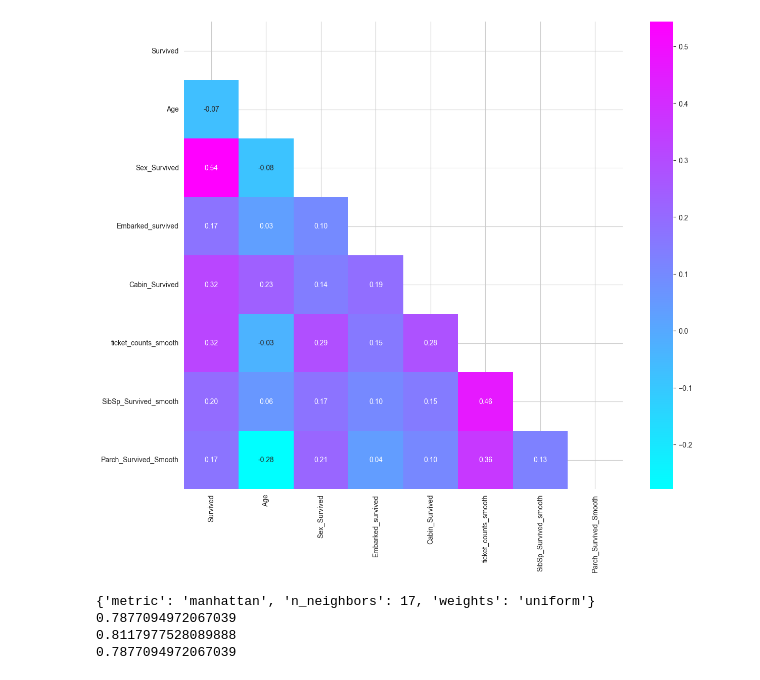
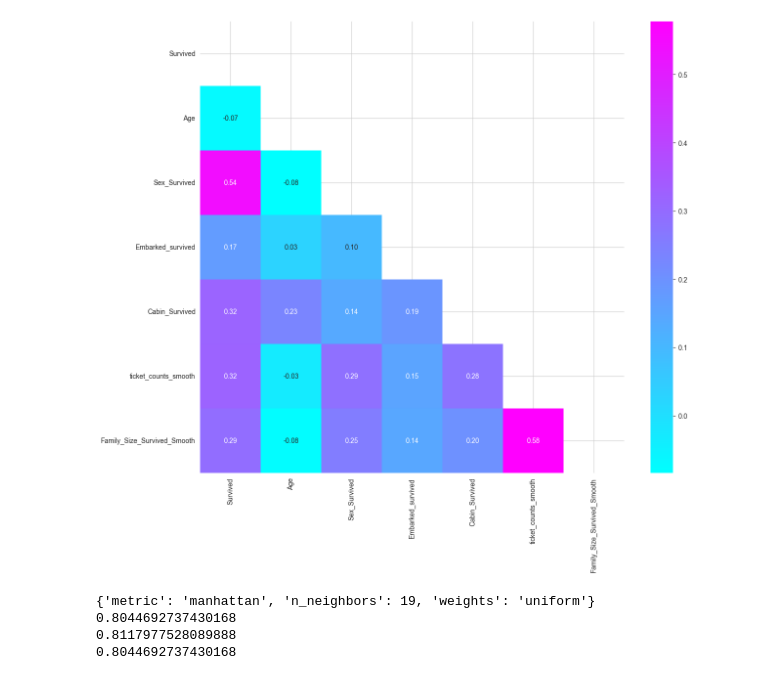
Before and after one commit to lemonsheep1123/My_ML_Learning, a Jupyter notebook: 项目/Tianic.ipynb, the cells around one changed output. Drawn from its saved outputs; the diff is of its cells as text; code cells hidden in the pictures.

```diff
--- a/项目/Tianic.ipynb
+++ b/项目/Tianic.ipynb
@@ -101,3 +101,12 @@ Parch_Survived_Smooth = (counts_Parch * means_Parch + m * global_survived) / (co
 print(Parch_Survived_Smooth)
 df_train1['Parch_Survived_Smooth'] = df_train1['Parch'].map(Parch_Survived_Smooth)
 df_train1.head()
+#新建特征 家人 家人们加油
+df_train1['Family_Size'] = df_train1['SibSp'] + df_train1['Parch'] + 1
+family_agg = df_train1.groupby('Family_Size')['Survived'].agg(['count' , 'mean'])
+counts_Family_Size = family_agg['count']
+means_Family_Size = family_agg['mean']
+Family_Size_Survived_Smooth = (counts_Family_Size * means_Family_Size + m * global_survived) / (counts_Family_Size + m)
+df_train1['Family_Size_Survived_Smooth'] = df_train1['Family_Size'].map(Family_Size_Survived_Smooth)
+df_test['Family_Size'] = df_test['SibSp'] + df_test['Parch'] + 1
+df_train1.head()
@@ -104,5 +138,5 @@ df_train1.head()
 # %%
-#准备收网
+#准备收网 去除冗余特征
 final_features = [
     'Survived'
     ,'Age'
@@ -110,8 +144,7 @@ final_features = [
     ,'Embarked_survived'
     ,'Cabin_Survived'
     ,'ticket_counts_smooth'
-    ,'SibSp_Survived_smooth'
-    ,'Parch_Survived_Smooth'
+    ,'Family_Size_Survived_Smooth'
 ]
 df_train2 = df_train1[final_features]
 df_train2.head()
@@ -154,39 +187,37 @@ train_age_mean = df_train['Age'].mean()
 df_test['Age'] = df_test['Age'].fillna(train_age_mean)
 # 注意：这里绝对不能写 fit_transform！只能用已经 fit 好的 MM 尺子去量
 df_test['Age'] = MM.transform(df_test[['Age']])
 # 4. 映射 Ticket
 # 逻辑：如果测试集的票在训练集没出现过，fillna(1) 代表算作 1 个人
 df_test['ticket_counts'] = df_test['Ticket'].map(ticket_counts).fillna(1)
 # 然后去查我们算好的 smooth 字典，查不到的用全局生还率兜底
 df_test['ticket_counts_smooth'] = df_test['ticket_counts'].map(smooth).fillna(global_survived)
 # 5. 映射家庭规模 (SibSp 和 Parch)
-df_test['SibSp_Survived_smooth'] = df_test['SibSp'].map(smooth_SibSp).fillna(global_survived)
-df_test['Parch_Survived_Smooth'] = df_test['Parch'].map(Parch_Survived_Smooth).fillna(global_survived)
+df_test['Family_Size_Survived_Smooth'] = df_test['Family_Size'].map(Family_Size_Survived_Smooth).fillna(global_survived)
 # 6. 组装测试集终极特征矩阵 (必须与 df_train2 的列名和顺序 100% 对齐！)
 test_features = [
     'Age',
     'Sex_Survived',
     'Embarked_survived',
     'Cabin_Survived',
     'ticket_counts_smooth',
-    'SibSp_Survived_smooth',
-    'Parch_Survived_Smooth'
+    'Family_Size_Survived_Smooth'
 ]
 
 # 剔除掉 Survived 列，因为 X 训练集里也没有 Survived
 df_test2 = df_test[test_features]
 # 7. 终极预测与导出
 final_predictions = grid_Search.predict(df_test2)
 
 submission = pd.DataFrame({
     "PassengerId": df_test["PassengerId"],
     "Survived": final_predictions
 })
 print(grid_Search.score(train_x, train_y))
 print(grid_Search.score(test_x, test_y))
 # %% [output]
-[figure, old version]
+[figure, new version]
-{'metric': 'manhattan', 'n_neighbors': 17, 'weights': 'uniform'}
-0.7877094972067039
+{'metric': 'manhattan', 'n_neighbors': 19, 'weights': 'uniform'}
+0.8044692737430168
 0.8117977528089888
-0.7877094972067039
+0.8044692737430168
```
Also changed, not shown: parts of 1 cell of this notebook.
